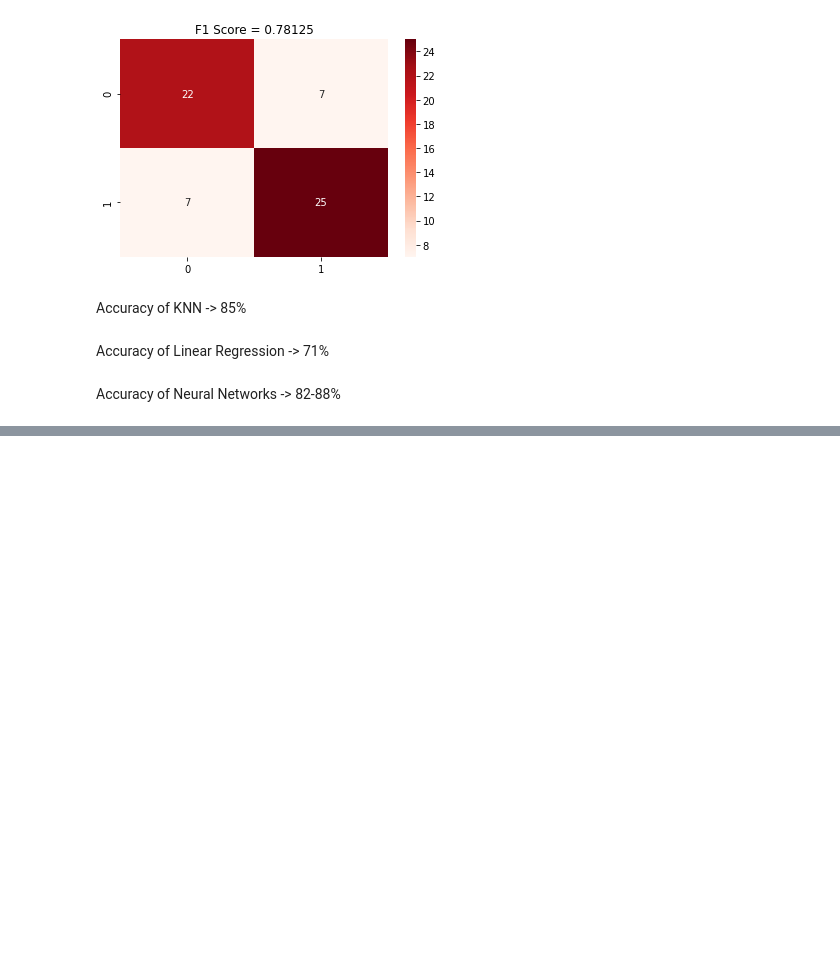
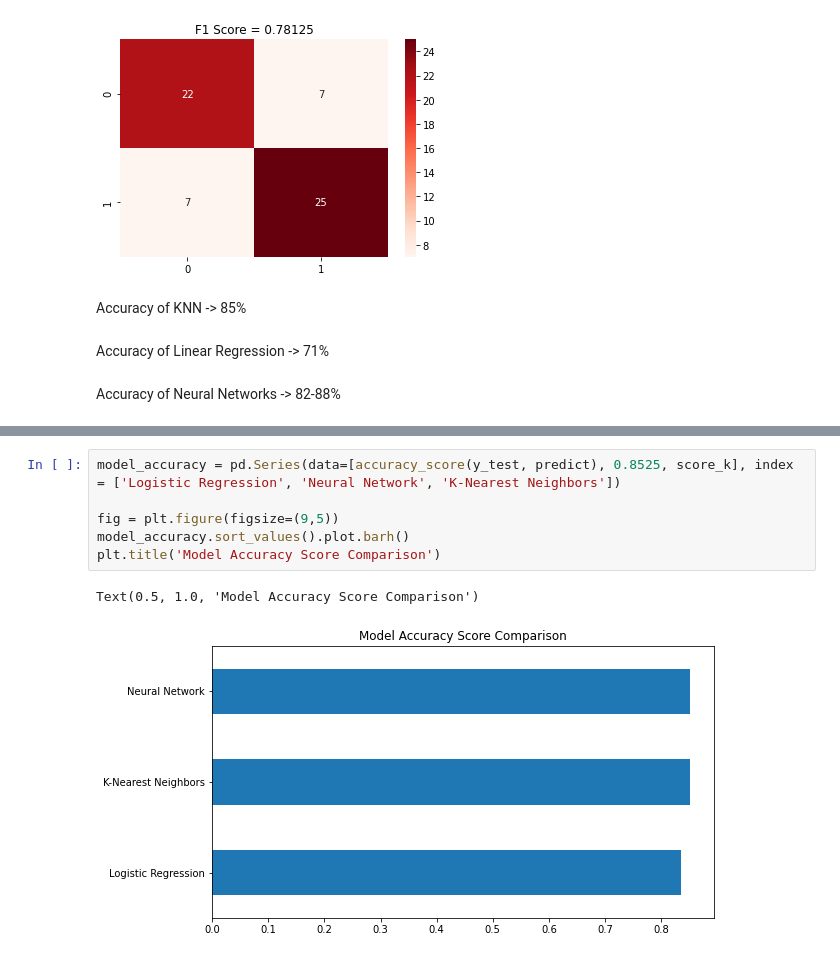
Before and after one commit to jayraavi/data301_finalproject, a Jupyter notebook: Data_301_Heart_Disease.ipynb, the cells around one changed output, grey strips where cells are left out. Drawn from its saved outputs; the diff is of its cells as text; blank space fills up the shorter version.

```diff
--- a/Data_301_Heart_Disease.ipynb
+++ b/Data_301_Heart_Disease.ipynb
@@ -507,0 +514,9 @@ ValueError: ignored
+# %%
+model_accuracy = pd.Series(data=[accuracy_score(y_test, predict), 0.8525, score_k], index = ['Logistic Regression', 'Neural Network', 'K-Nearest Neighbors'])
+
+fig = plt.figure(figsize=(9,5))
+model_accuracy.sort_values().plot.barh()
+plt.title('Model Accuracy Score Comparison')
+# %% [output]
+Text(0.5, 1.0, 'Model Accuracy Score Comparison')
+[figure, added]
```
Also changed, not shown: parts of 10 cells of this notebook.
